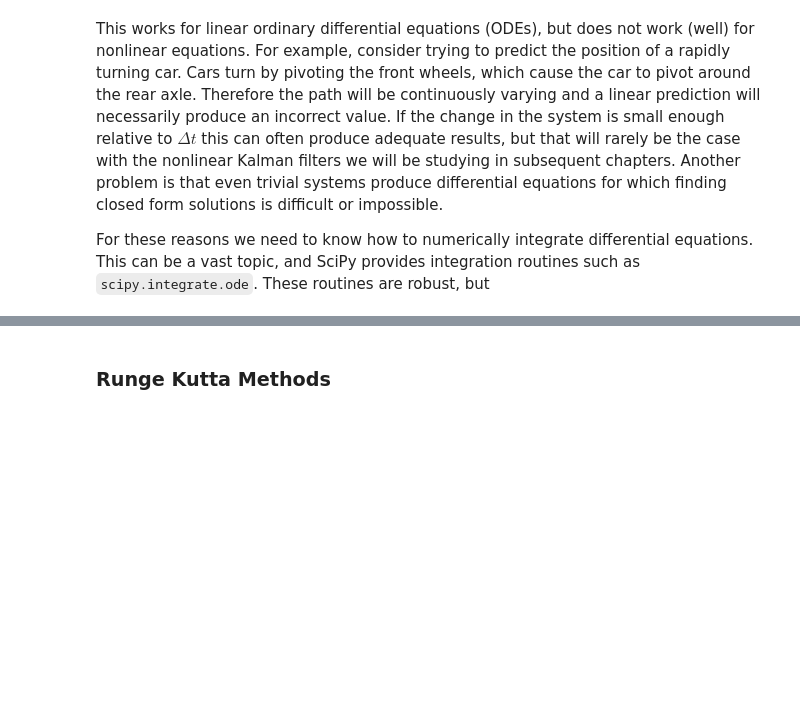
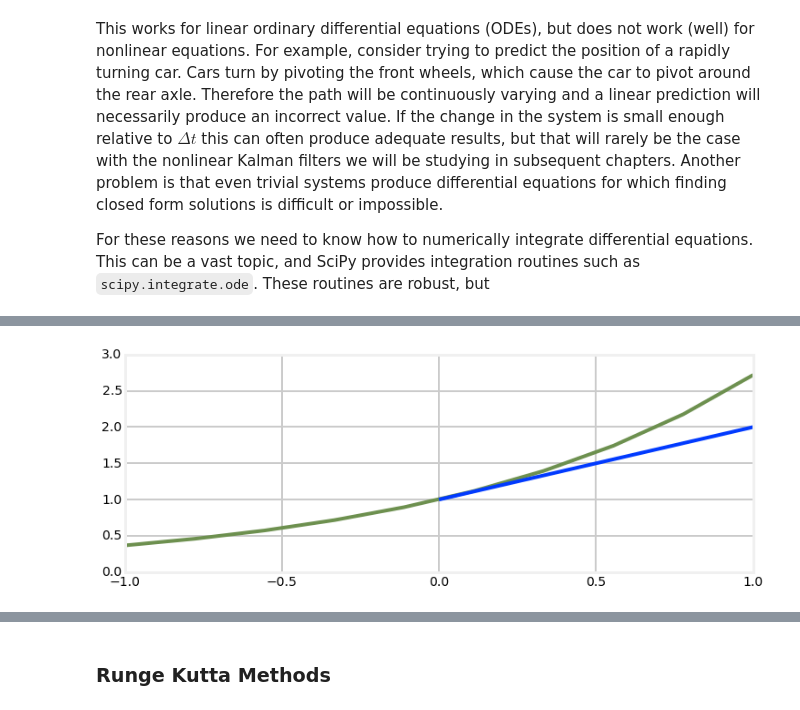
Before and after one commit to rlabbe/Kalman-and-Bayesian-Filters-in-Python, a Jupyter notebook: 07_Kalman_Filter_Math.ipynb, the cells around one changed output, grey strips where cells are left out. Cells and saved outputs as stored; diff of their text form; code cells hidden in the pictures; blank space fills up the shorter version.

```diff
--- a/07_Kalman_Filter_Math.ipynb
+++ b/07_Kalman_Filter_Math.ipynb
@@ -663,0 +754,9 @@ For these reasons we need to know how to numerically integrate differential equa
+# %%
+import numpy as np
+t = np.linspace(-1, 1, 10)
+plt.plot(t, np.exp(t))
+t = np.linspace(0, 1, 2)
+plt.plot(t,t+1)
+plt.show()
+# %% [output]
+[figure, added]
```
Also changed, not shown: parts of 35 cells of this notebook.
